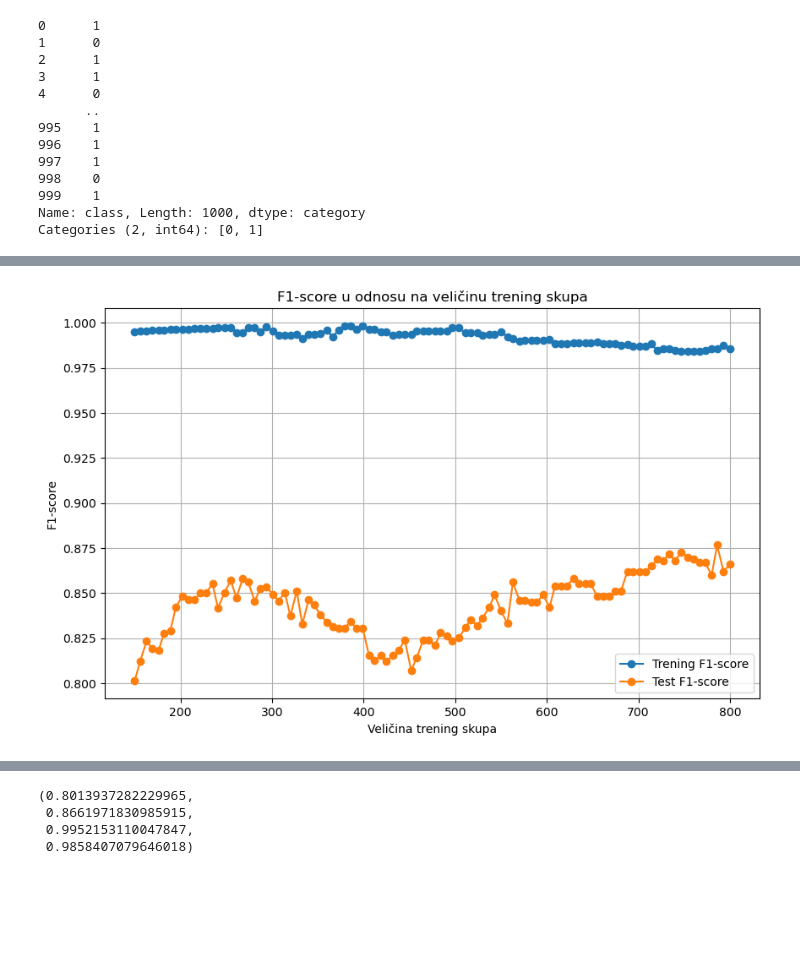
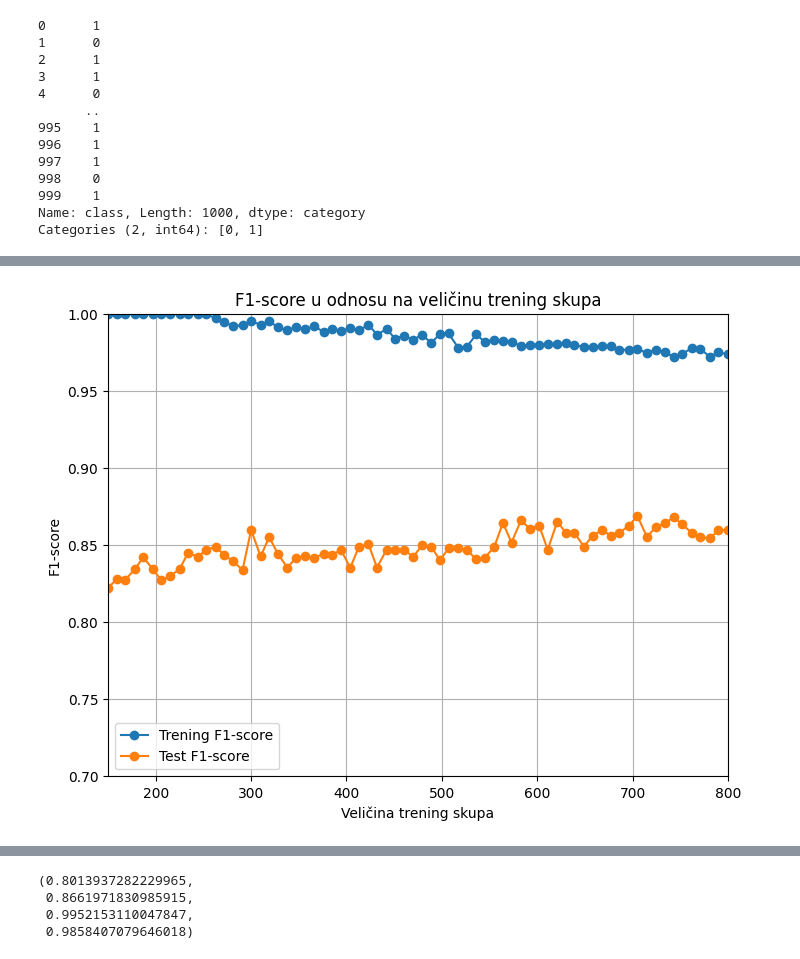
Before and after one commit to BogdanSliskovic/ML, a Jupyter notebook: Kredit.ipynb, the cells around one changed output, grey strips where cells are left out. Cells and saved outputs as stored; diff of their text form; code cells hidden in the pictures; blank space fills up the shorter version.

```diff
--- a/Kredit.ipynb
+++ b/Kredit.ipynb
@@ -34,6 +38,10 @@ svc = Pipeline([
     ('preprocessing', preprocessor),
     ('model', SVC(C=8))
 ])
+rf = Pipeline([
+    ('preprocessing', preprocessor),
+    ('model', RandomForestClassifier(n_estimators=200, random_state=42))
+])
 def namesti(model):
     model.fit(xtrain, ytrain)
     pred = model.predict(xtest)
@@ -131,12 +123,42 @@ for i in trening:
-# %%
-plt.figure(figsize=(10, 6))
-plt.plot(trening, f1trainsvc, marker='o', label='Trening F1-score')
-plt.plot(trening, f1testsvc, marker='o',label='Test F1-score')
-plt.xlabel("Veličina trening skupa")
-plt.ylabel("F1-score")
-plt.title("F1-score u odnosu na veličinu trening skupa")
-plt.grid(True)
-plt.legend()
-plt.show()
-# %% [output]
-[figure, removed]
+# %%
+def rfcrtaj(rf):
+    trening = np.linspace(150, len(xtrain), 70).astype(int)
+    f1train = []
+    for i in trening:
+        xs = xtrain.iloc[:i]
+        ys = ytrain.iloc[:i]
+        rf.fit(xs,ys)
+        pred = rf.predict(xs)
+        pred_bin = [1 if p == 'good' else 0 for p in pred]
+        ys_bin = [1 if y == 'good' else 0 for y in ys]
+        score = f1_score(ys_bin, pred_bin, average='binary')
+        f1train.append(score)
+    f1test = []
+    for i in trening:
+        xs = xtrain.iloc[:i]
+        ys = ytrain.iloc[:i]
+        rf.fit(xs,ys)
+        pred = rf.predict(xtest)
+        pred_bin = [1 if p == 'good' else 0 for p in pred]
+        ytest_bin = [1 if y == 'good' else 0 for y in ytest]
+        score = f1_score(ytest_bin, pred_bin, average='binary')
+        f1test.append(score)
+    plt.figure(figsize=(8, 6))
+    plt.plot(trening, f1train, marker='o', label='Trening F1-score')
+    plt.plot(trening, f1test, marker='o',label='Test F1-score')
+    plt.xlabel("Veličina trening skupa")
+    plt.ylabel("F1-score")
+    plt.title("F1-score u odnosu na veličinu trening skupa")
+    plt.xlim(150, 800)
+    plt.ylim(0.7, 1)
+    plt.grid(True)
+    plt.legend()
+    plt.show()
+# %%
+rf = Pipeline([
+    ('preprocessing', preprocessor),
+    ('model', RandomForestClassifier(n_estimators=200, random_state=42, max_depth=10))
+])
+rfcrtaj(rf)
+# %% [output]
+[figure, added]
```
Also changed, not shown: parts of 23 cells of this notebook.
